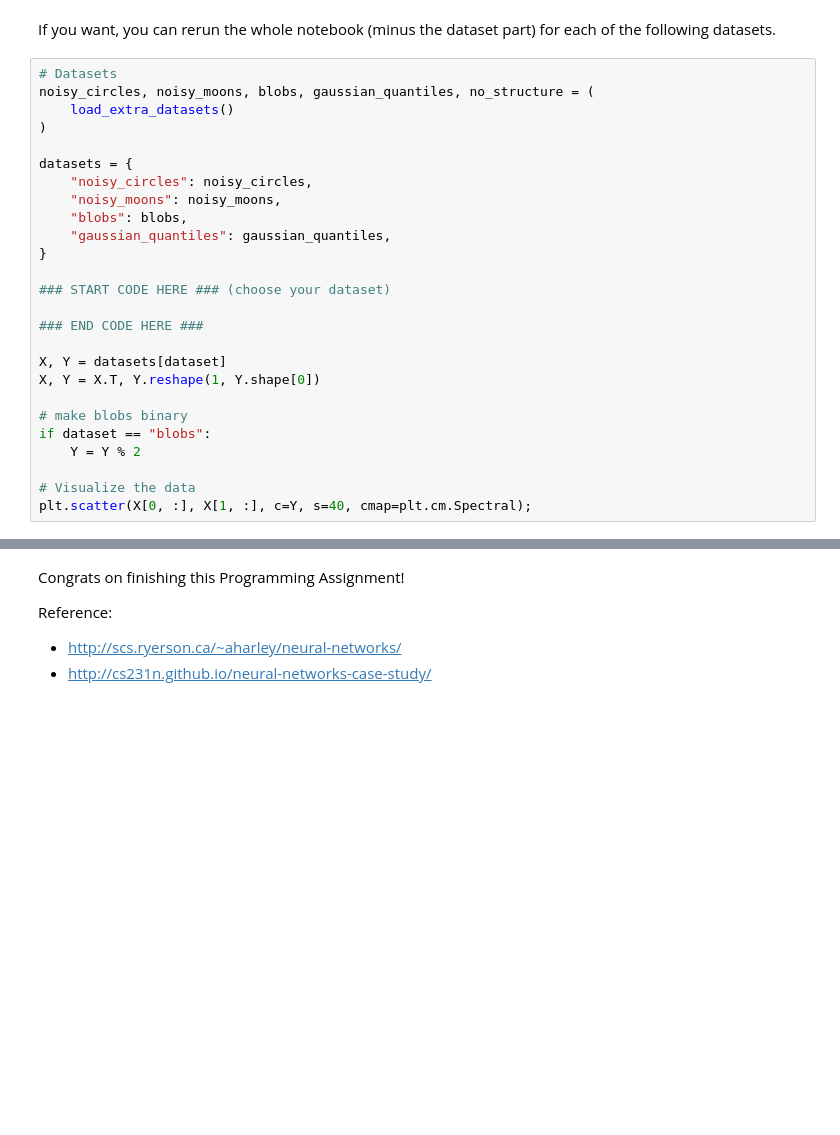
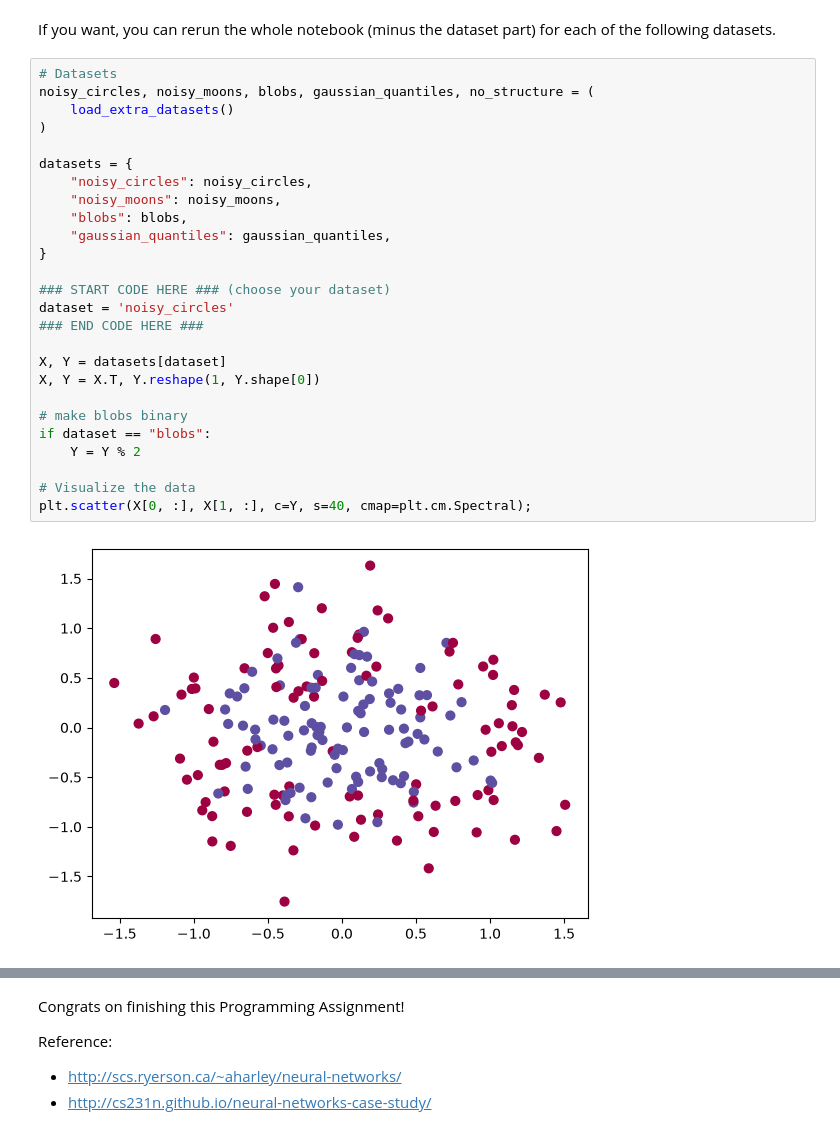
Before and after one commit to elisavitale/deep-learning-assignments, a Jupyter notebook: 1 - Neural Networks and Deep Learning/Week 3/Planar_data_classification_with_onehidden_layer.ipynb, the cells around one changed output, grey strips where cells are left out. Cells and saved outputs as stored; diff of their text form; blank space fills up the shorter version.

```diff
--- a/1 - Neural Networks and Deep Learning/Week 3/Planar_data_classification_with_onehidden_layer.ipynb
+++ b/1 - Neural Networks and Deep Learning/Week 3/Planar_data_classification_with_onehidden_layer.ipynb
@@ -906,26 +1016,28 @@ If you want, you can rerun the whole notebook (minus the dataset part) for each
 # %%
 # Datasets
 noisy_circles, noisy_moons, blobs, gaussian_quantiles, no_structure = (
     load_extra_datasets()
 )
 
 datasets = {
     "noisy_circles": noisy_circles,
     "noisy_moons": noisy_moons,
     "blobs": blobs,
     "gaussian_quantiles": gaussian_quantiles,
 }
 
 ### START CODE HERE ### (choose your dataset)
-
+dataset = 'noisy_circles'
 ### END CODE HERE ###
 
 X, Y = datasets[dataset]
 X, Y = X.T, Y.reshape(1, Y.shape[0])
 
 # make blobs binary
 if dataset == "blobs":
     Y = Y % 2
 
 # Visualize the data
 plt.scatter(X[0, :], X[1, :], c=Y, s=40, cmap=plt.cm.Spectral);
+# %% [output]
+[figure, added]
```
Also changed, not shown: parts of 25 cells of this notebook.
